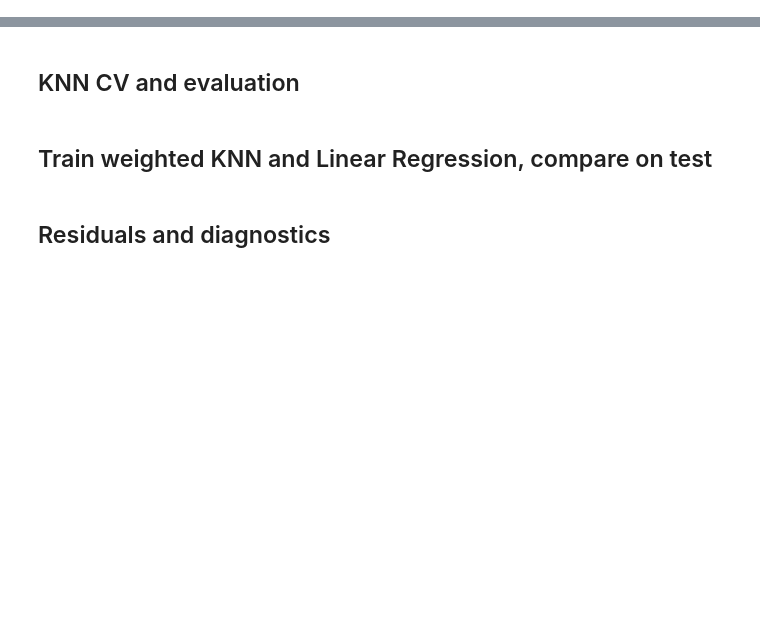
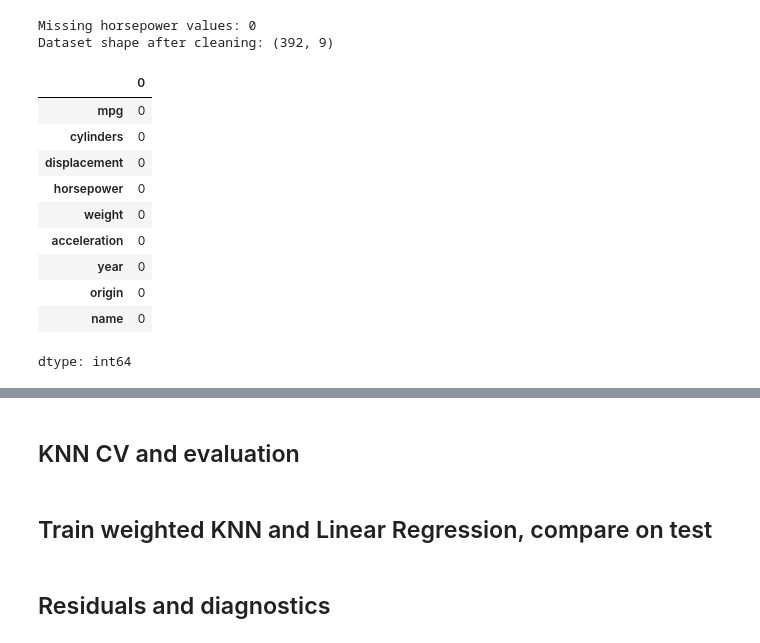
Before and after one commit to dh-kt/-Reproducible-KNN-regression-demo-ISL-Auto-notebook-model-artifacts-FastAPI-Docker-CI., a Jupyter notebook: notebooks/vehicle_fuel_efficiency_analysis.ipynb, the cells around one changed output, grey strips where cells are left out. Saved outputs shown, nothing was run; the diff lists cells and outputs as text; code cells hidden in the pictures; blank space fills up the shorter version.

```diff
--- a/notebooks/vehicle_fuel_efficiency_analysis.ipynb
+++ b/notebooks/vehicle_fuel_efficiency_analysis.ipynb
@@ -19,0 +122,23 @@ df.shape
+# %%
+df['horsepower'] = pd.to_numeric(df['horsepower'], errors='coerce')
+
+print("Missing horsepower values:", df['horsepower'].isna().sum())
+
+df = df.dropna(subset=['horsepower']).reset_index(drop=True)
+
+print("Dataset shape after cleaning:", df.shape)
+df.isnull().sum()
+# %% [output]
+Missing horsepower values: 0
+Dataset shape after cleaning: (392, 9)
+|  | 0 |
+| mpg | 0 |
+| cylinders | 0 |
+| displacement | 0 |
+| horsepower | 0 |
+| weight | 0 |
+| acceleration | 0 |
+| year | 0 |
+| origin | 0 |
+| name | 0 |
+dtype: int64
```
Also changed, not shown: parts of 21 cells of this notebook.
